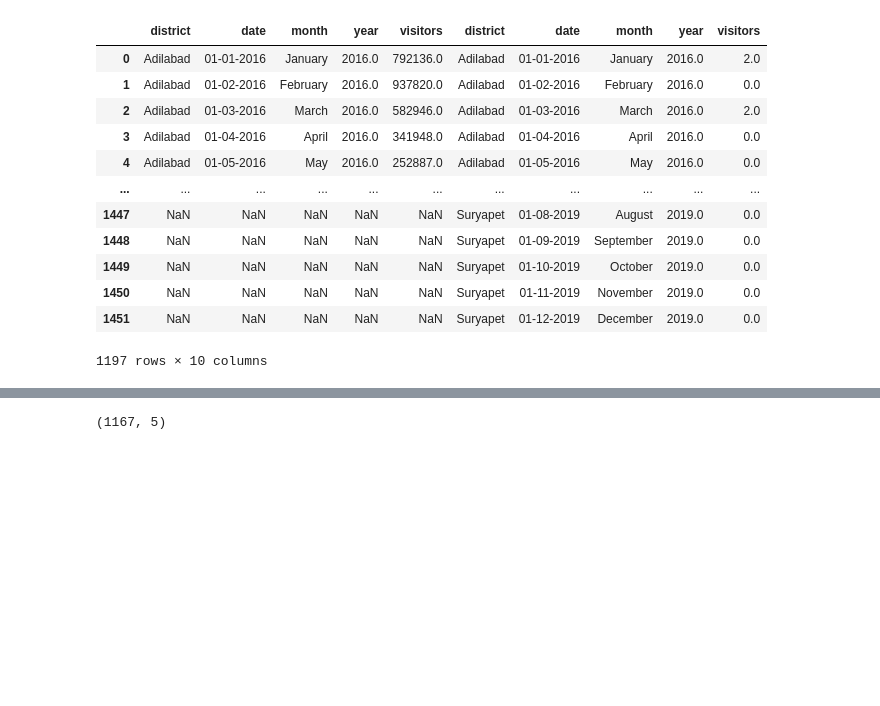
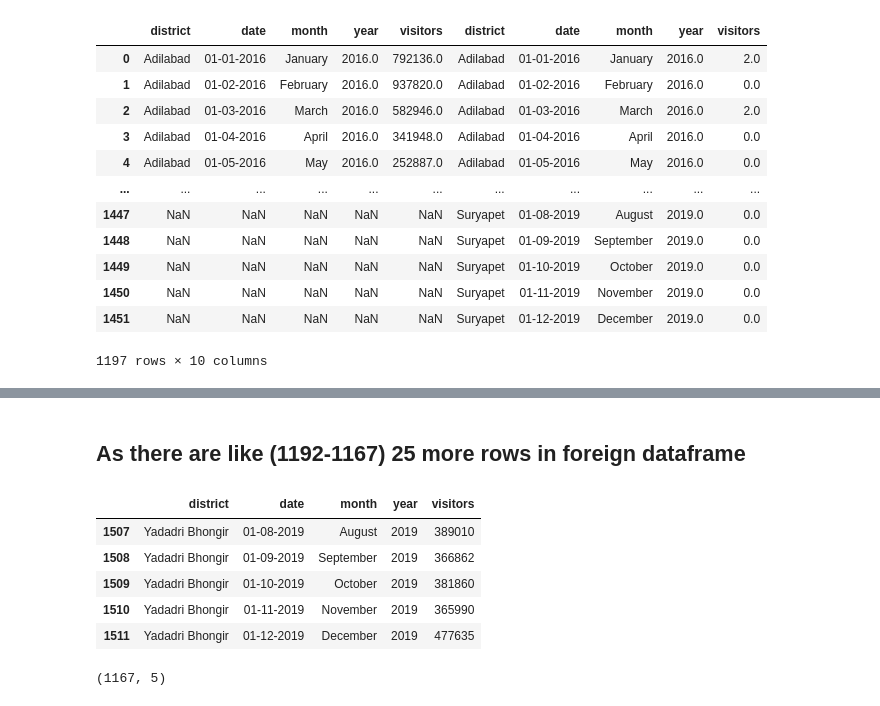
Before and after one commit to sourabhms66/Tourism_Revenue, a Jupyter notebook: codes.ipynb, the cells around one changed output, grey strips where cells are left out. Saved outputs shown, nothing was run; the diff lists cells and outputs as text; code cells hidden in the pictures; blank space fills up the shorter version.

```diff
--- a/codes.ipynb
+++ b/codes.ipynb
@@ -306,3 +323,14 @@ pd.concat([domestic_clean,foreign_clean],axis=1)
+# %% [markdown]
+## As there are like (1192-1167) 25 more rows in foreign dataframe
+# %%
+domestic_clean.tail(5)
+# %% [output]
+|  | district | date | month | year | visitors |
+| 1507 | Yadadri Bhongir | 01-08-2019 | August | 2019 | 389010 |
+| 1508 | Yadadri Bhongir | 01-09-2019 | September | 2019 | 366862 |
+| 1509 | Yadadri Bhongir | 01-10-2019 | October | 2019 | 381860 |
+| 1510 | Yadadri Bhongir | 01-11-2019 | November | 2019 | 365990 |
+| 1511 | Yadadri Bhongir | 01-12-2019 | December | 2019 | 477635 |
 # %%
 domestic_clean.shape
 # %% [output]
```
Also changed, not shown: parts of 4 cells of this notebook.
